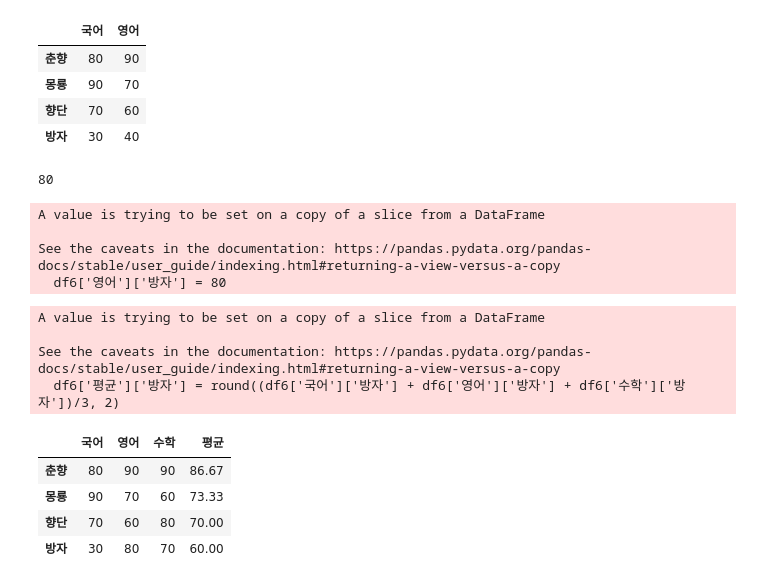
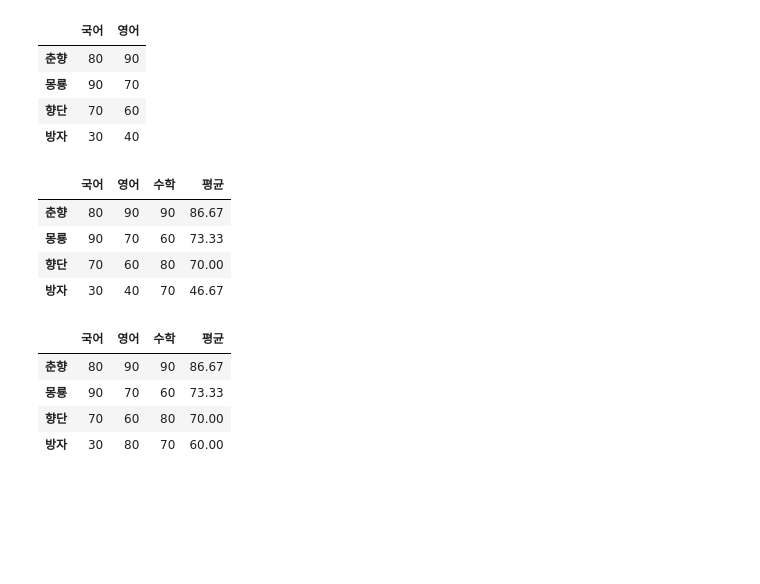
Before and after one commit to lione78/DataAnalysis-2023.09, a Jupyter notebook: 02.Pandas/02.데이터프레임.ipynb, the cells around one changed output. Drawn from its saved outputs; the diff is of its cells as text; code cells hidden in the pictures; blank space fills up the shorter version.

Commit message:
Pandas Beginner Course

```diff
--- a/02.Pandas/02.데이터프레임.ipynb
+++ b/02.Pandas/02.데이터프레임.ipynb
@@ -284,7 +284,12 @@ df6[['국어', '영어']]
 # %%
 # (3) 모든 학생의 각 과목 평균 점수를 새로운 열로 추가한다.
 df6['평균'] = round((df6['국어'] + df6['영어'] + df6['수학']) / 3, 2)
-# %%
-df6['영어']['방자']
-# %% [output]
-80
+# %%
+df6['평균'] = (df6.sum(axis=1)/len(df6.columns)).round(2)
+df6
+# %% [output]
+|  | 국어 | 영어 | 수학 | 평균 |
+| 춘향 | 80 | 90 | 90 | 86.67 |
+| 몽룡 | 90 | 70 | 60 | 73.33 |
+| 향단 | 70 | 60 | 80 | 70.00 |
+| 방자 | 30 | 40 | 70 | 46.67 |
@@ -291,15 +298,3 @@ df6['영어']['방자']
 # %%
 # 방자의 영어 점수를 80점으로 수정하고 평균 점수도 다시 계산
 df6['영어']['방자'] = 80
-# %% [output]
-A value is trying to be set on a copy of a slice from a DataFrame
-
-See the caveats in the documentation: https://pandas.pydata.org/pandas-docs/stable/user_guide/indexing.html#returning-a-view-versus-a-copy
-  df6['영어']['방자'] = 80
-# %%
-df6['평균']['방자'] = round((df6['국어']['방자'] + df6['영어']['방자'] + df6['수학']['방자'])/3, 2)
-# %% [output]
-A value is trying to be set on a copy of a slice from a DataFrame
-
-See the caveats in the documentation: https://pandas.pydata.org/pandas-docs/stable/user_guide/indexing.html#returning-a-view-versus-a-copy
-  df6['평균']['방자'] = round((df6['국어']['방자'] + df6['영어']['방자'] + df6['수학']['방자'])/3, 2)
```
Also changed, not shown: parts of 9 cells of this notebook, 15 other files.
